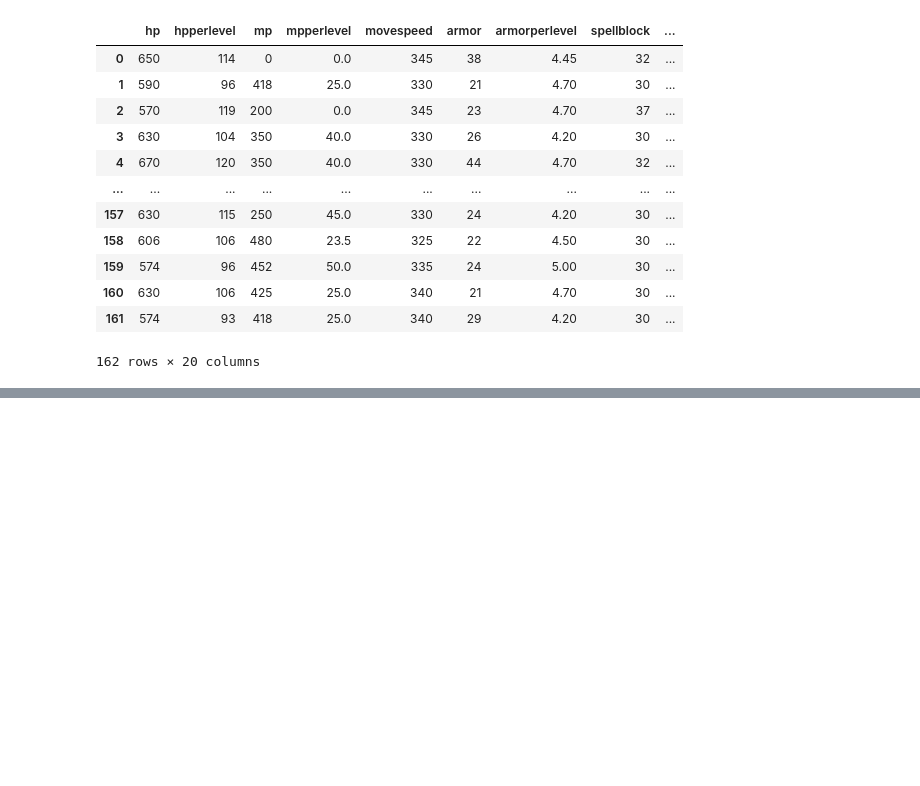
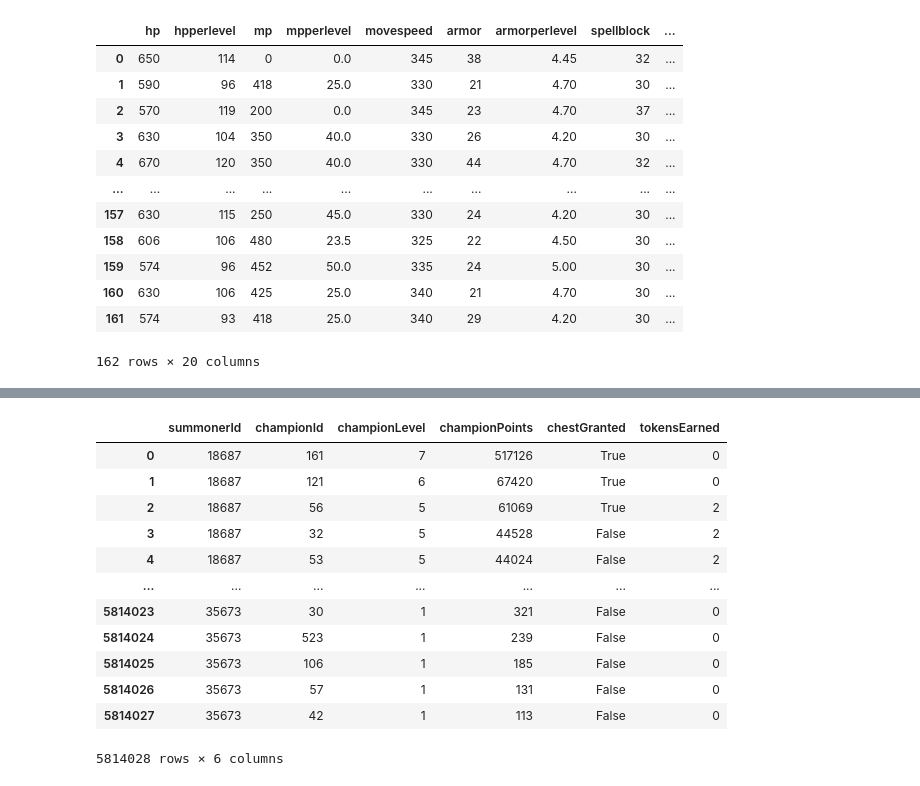
Before and after one commit to nss-data-science-cohort-6/kaggle_lol-elden-ring, a Jupyter notebook: notebooks/Alison_cg.ipynb, the cells around one changed output, grey strips where cells are left out. Saved outputs shown, nothing was run; the diff lists cells and outputs as text; code cells hidden in the pictures; blank space fills up the shorter version.

```diff
--- a/notebooks/Alison_cg.ipynb
+++ b/notebooks/Alison_cg.ipynb
@@ -105 +122,17 @@ stats
+# %%
+champion_mastery
+# %% [output]
+|  | summonerId | championId | championLevel | championPoints | chestGranted | tokensEarned |
+| 0 | 18687 | 161 | 7 | 517126 | True | 0 |
+| 1 | 18687 | 121 | 6 | 67420 | True | 0 |
+| 2 | 18687 | 56 | 5 | 61069 | True | 2 |
+| 3 | 18687 | 32 | 5 | 44528 | False | 2 |
+| 4 | 18687 | 53 | 5 | 44024 | False | 2 |
+| ... | ... | ... | ... | ... | ... | ... |
+| 5814023 | 35673 | 30 | 1 | 321 | False | 0 |
+| 5814024 | 35673 | 523 | 1 | 239 | False | 0 |
+| 5814025 | 35673 | 106 | 1 | 185 | False | 0 |
+| 5814026 | 35673 | 57 | 1 | 131 | False | 0 |
+| 5814027 | 35673 | 42 | 1 | 113 | False | 0 |
+5814028 rows × 6 columns
 # %% [markdown]
```
Also changed, not shown: parts of 8 cells of this notebook.
